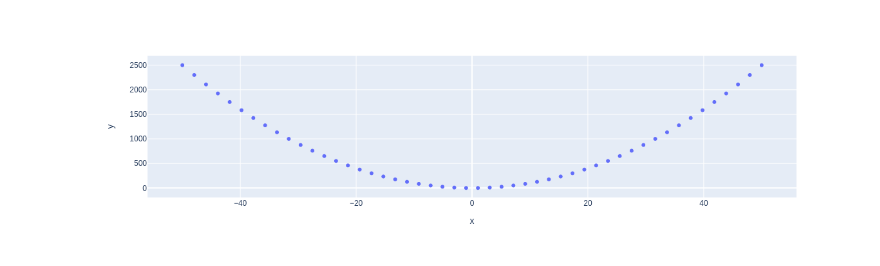
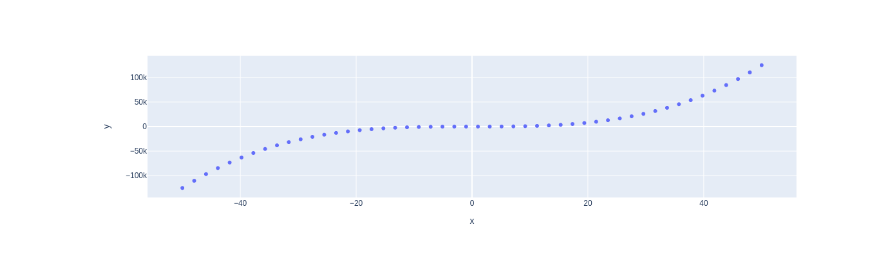
Before and after one commit to wj-tan/my-notebooks-repo, a Jupyter notebook: experiment1.ipynb, the cells around one changed output. Drawn from its saved outputs; the diff is of its cells as text; code cells hidden in the pictures.

```diff
--- a/experiment1.ipynb
+++ b/experiment1.ipynb
@@ -13,7 +13,7 @@ x = np.linspace(start=-50, stop=50)
 
 # y-axis data points
 
-y = x ** 2
+y = x ** 3
 
 
 
@@ -29 +28 @@ fig.show()
-[figure, old version]
+[figure, new version]
```
Also changed, not shown: parts of 1 cell of this notebook.
